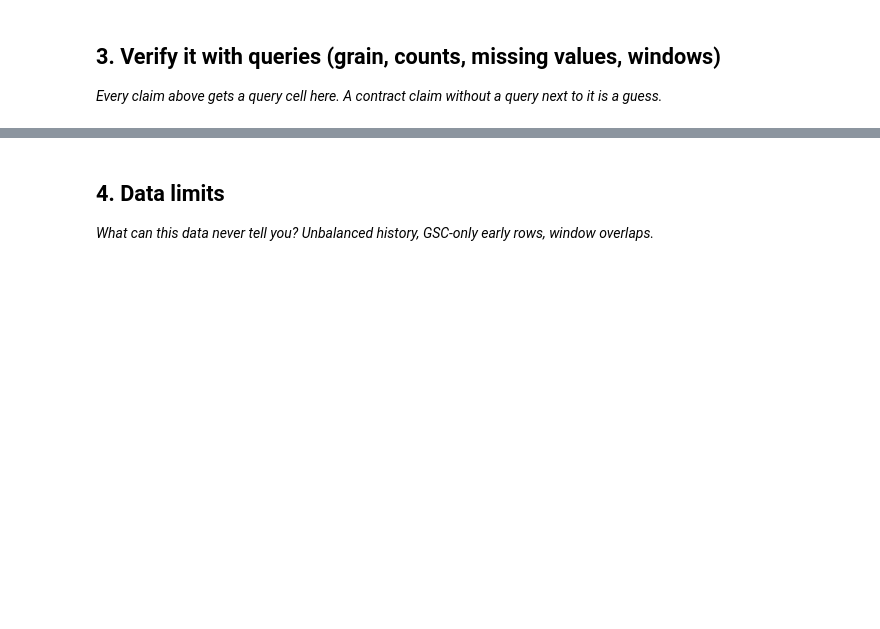
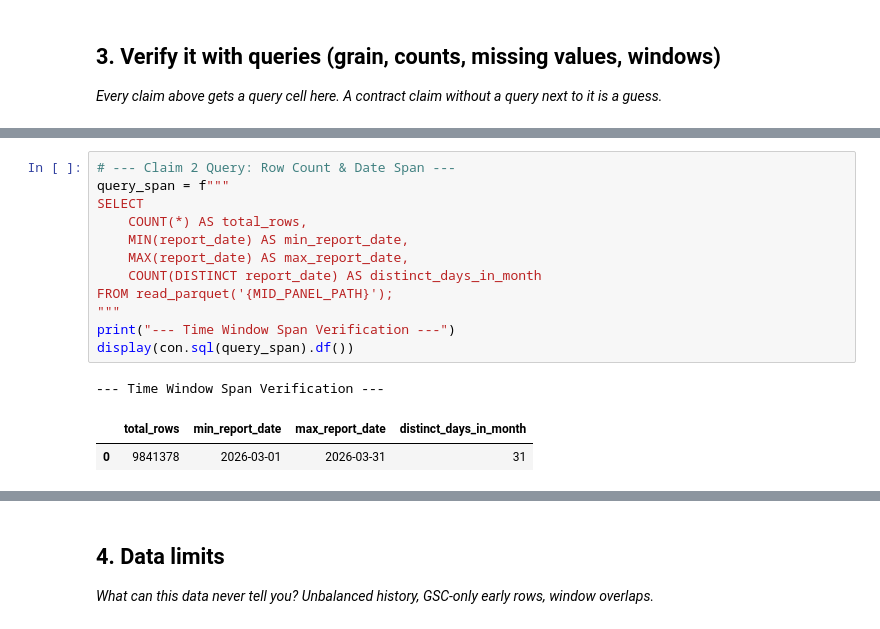
Before and after one commit to srvnkumr27/flyrank-ml-internship, a Jupyter notebook: work/notebooks/w03_data_contract.ipynb, the cells around one changed output, grey strips where cells are left out. Drawn from its saved outputs; the diff is of its cells as text; blank space fills up the shorter version.

```diff
--- a/work/notebooks/w03_data_contract.ipynb
+++ b/work/notebooks/w03_data_contract.ipynb
@@ -20,0 +83,16 @@ This skeleton is yours to fill. Work the sections **in order** — each one has
+# %%
+# --- Claim 2 Query: Row Count & Date Span ---
+query_span = f"""
+SELECT
+    COUNT(*) AS total_rows,
+    MIN(report_date) AS min_report_date,
+    MAX(report_date) AS max_report_date,
+    COUNT(DISTINCT report_date) AS distinct_days_in_month
+FROM read_parquet('{MID_PANEL_PATH}');
+"""
+print("--- Time Window Span Verification ---")
+display(con.sql(query_span).df())
+# %% [output]
+--- Time Window Span Verification ---
+|  | total_rows | min_report_date | max_report_date | distinct_days_in_month |
+| 0 | 9841378 | 2026-03-01 | 2026-03-31 | 31 |
```
Also changed, not shown: parts of 7 cells of this notebook.
